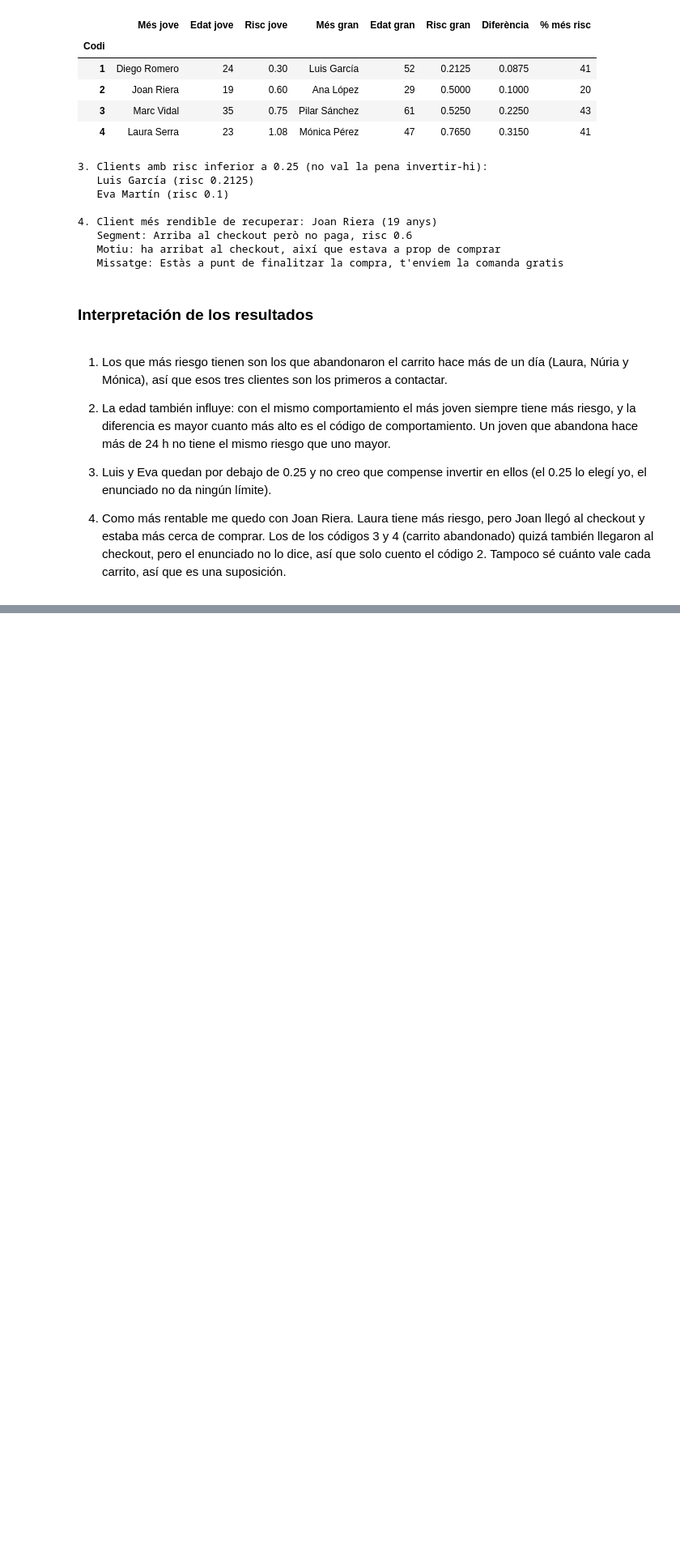
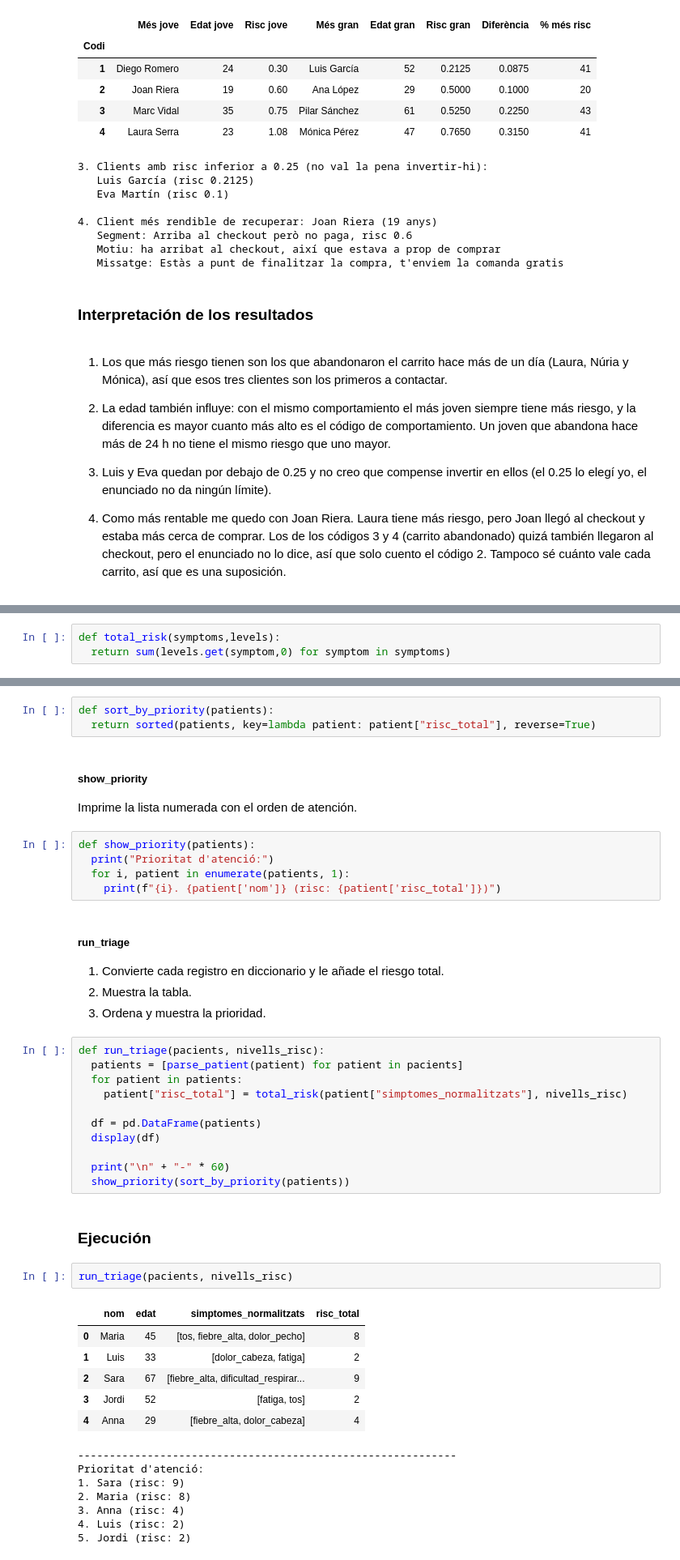
Before and after one commit to chisamitsu/ita-dataanalytics, a Jupyter notebook: s07-python-basico/s07-python-basico.ipynb, the cells around one changed output, grey strips where cells are left out. Shown at 81% size. Drawn from its saved outputs; the diff is of its cells as text; blank space fills up the shorter version.

Commit message:
S07: Python básico - Nivel 2 ejercicio 1 resuelto

```diff
--- a/s07-python-basico/s07-python-basico.ipynb
+++ b/s07-python-basico/s07-python-basico.ipynb
@@ -812,0 +952,3 @@ Respostes de màrqueting:
+# %%
+def total_risk(symptoms,levels):
+  return sum(levels.get(symptom,0) for symptom in symptoms)
@@ -812,0 +959,46 @@ Respostes de màrqueting:
+# %%
+def sort_by_priority(patients):
+  return sorted(patients, key=lambda patient: patient["risc_total"], reverse=True)
+# %% [markdown]
+##### **show_priority**
+
+Imprime la lista numerada con el orden de atención.
+# %%
+def show_priority(patients):
+  print("Prioritat d'atenció:")
+  for i, patient in enumerate(patients, 1):
+    print(f"{i}. {patient['nom']} (risc: {patient['risc_total']})")
+# %% [markdown]
+##### **run_triage**
+1. Convierte cada registro en diccionario y le añade el riesgo total.
+1. Muestra la tabla.
+1. Ordena y muestra la prioridad.
+# %%
+def run_triage(pacients, nivells_risc):
+  patients = [parse_patient(patient) for patient in pacients]
+  for patient in patients:
+    patient["risc_total"] = total_risk(patient["simptomes_normalitzats"], nivells_risc)
+
+  df = pd.DataFrame(patients)
+  display(df)
+
+  print("\n" + "-" * 60)
+  show_priority(sort_by_priority(patients))
+# %% [markdown]
+### Ejecución
+# %%
+run_triage(pacients, nivells_risc)
+# %% [output]
+|  | nom | edat | simptomes_normalitzats | risc_total |
+| 0 | Maria | 45 | [tos, fiebre_alta, dolor_pecho] | 8 |
+| 1 | Luis | 33 | [dolor_cabeza, fatiga] | 2 |
+| 2 | Sara | 67 | [fiebre_alta, dificultad_respirar... | 9 |
+| 3 | Jordi | 52 | [fatiga, tos] | 2 |
+| 4 | Anna | 29 | [fiebre_alta, dolor_cabeza] | 4 |
+------------------------------------------------------------
+Prioritat d'atenció:
+1. Sara (risc: 9)
+2. Maria (risc: 8)
+3. Anna (risc: 4)
+4. Luis (risc: 2)
+5. Jordi (risc: 2)
```
Also changed, not shown: parts of 18 cells of this notebook.
